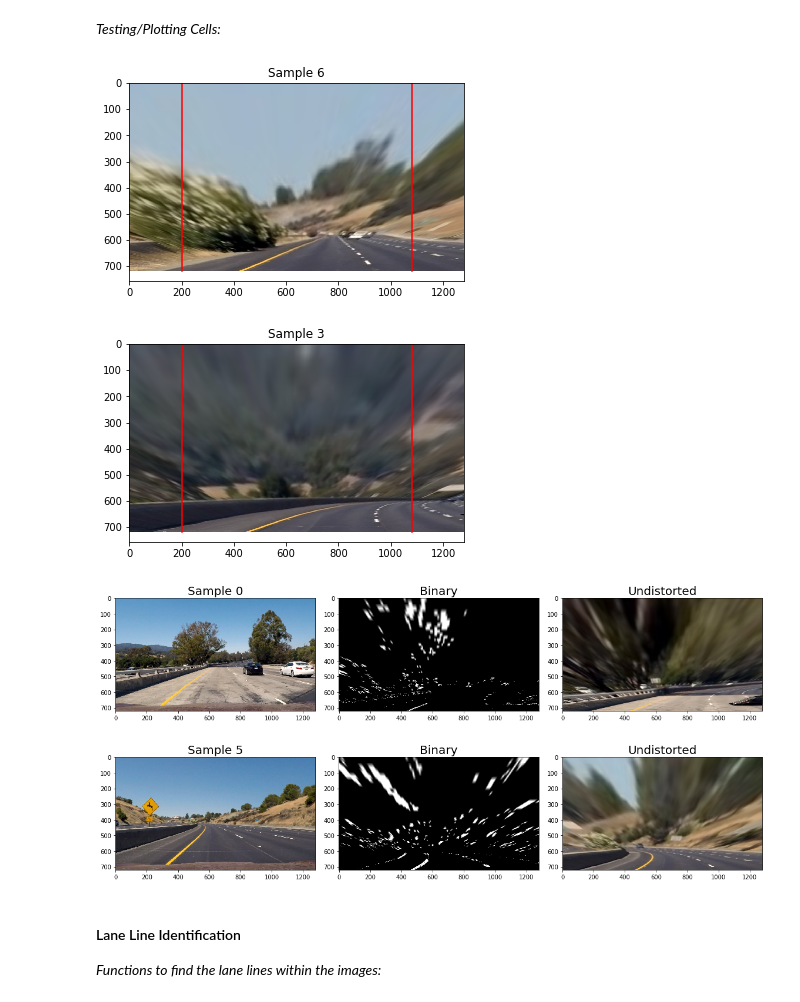
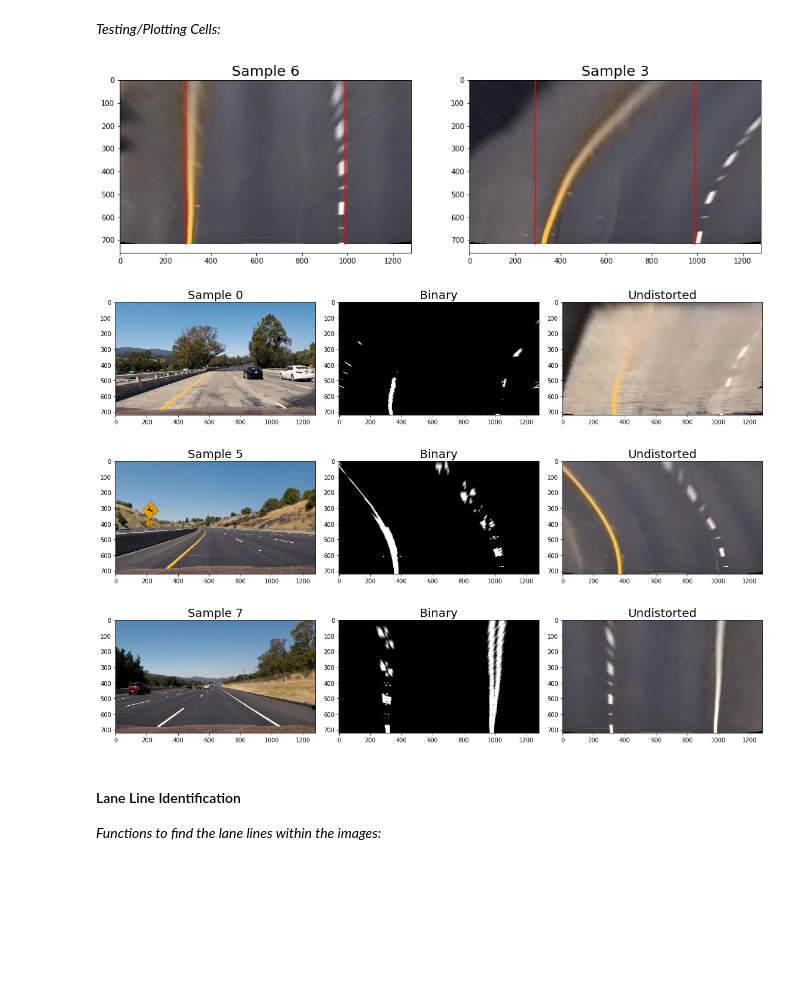
Before and after one commit to Merberg/CarND-Advanced-Lane-Lines, a Jupyter notebook: AdvancedLaneFinding.ipynb, the cells around one changed output. Drawn from its saved outputs; the diff is of its cells as text; code cells hidden in the pictures; blank space fills up the shorter version.

```diff
--- a/AdvancedLaneFinding.ipynb
+++ b/AdvancedLaneFinding.ipynb
@@ -61,13 +61,15 @@ def plotStacked(img1, img2, combined, title1, title2,
     plotMany(1, 2, [stacked,combined], [title1,title2], [cmap1,cmap2])
     return
 
-def plotWithVerticles(img, offset, title, cmap=None):
-    plt.imshow(img, cmap=cmap)
-    xL = offset
-    xR = img.shape[1]-offset
-    plt.plot((xL, xL), (0, img.shape[0]), 'r-')
-    plt.plot((xR, xR), (0, img.shape[0]), 'r-')
-    plt.title(title)
+def plotWithVerticles(ncols, images, offset, titles, cmaps):
+    f, axes = plt.subplots(1, ncols, figsize=(16, 9))
+    for idx, img in enumerate(images):
+        axes[idx].imshow(img, cmap=cmaps[idx])
+        axes[idx].set_title(titles[idx], fontsize=20)
+        xL = offset
+        xR = img.shape[1]-offset
+        axes[idx].plot((xL, xL), (0, img.shape[0]), 'r-')
+        axes[idx].plot((xR, xR), (0, img.shape[0]), 'r-')
     plt.show()
     return
 
@@ -285,13 +286,13 @@ def combineThresholds(img):
     combine1 = np.zeros_like(dirB)
     combine1[((gradx == 1) & (dirB == 1))] = 1
     combine2 = np.zeros_like(dirB)
-    combine2[((satB == 1) & (dirB == 1))] = 1
+    combine2[(satB == 1)] = 1
 
     combined = np.zeros_like(satB)
     combined[(combine1 == 1) | (combine2 == 1)] = 1
     return combine1, combine2, combined
 # %%
-samples = [0, 5]
+samples = [0, 5, 7]
 testCombined = []
 
 for idx, img in enumerate(testUndistorteds):
@@ -309,14 +311,14 @@ for idx, img in enumerate(testUndistorteds):
 #### Perspective Transformation ####
 _Functions to transform the perspective of the image:_
 # %%
-birdsEyeOffset = 200
+birdsEyeOffset = np.absolute(LANE_WIDTH_m/M_PER_PIXEL_x - 1280)/2
 
 def warpToBirdsEye(img):
     # Perform a perspective transform for the region of interest
-    left_top = (556, 366)
-    left_bottom = (258, 560)
-    right_top = (628, 366)
-    right_bottom = (962, 560)
+    left_top = (605, 442)
+    left_bottom = (240, 685)
+    right_top = (674, 442)
+    right_bottom = (1068, 685)
     birdsEyeSrc = np.float32([left_top, right_top,
                               right_bottom, left_bottom])
     img_size = (img.shape[1], img.shape[0])
@@ -331,13 +333,11 @@ def warpToBirdsEye(img):
 _Testing/Plotting Cells:_
 # %%
 iStraight = warpToBirdsEye(testUndistorteds[6])
-plotWithVerticles(iStraight, birdsEyeOffset, 'Sample 6')
-
 iCurve = warpToBirdsEye(testUndistorteds[3])
-plotWithVerticles(iCurve, birdsEyeOffset, 'Sample 3')
+plotWithVerticles(2, [iStraight, iCurve], birdsEyeOffset,
+                  ['Sample 6','Sample 3'], [None, None])
 # %% [output]
-[figure, old version]
+[figure, new version]
-[figure, removed]
 # %%
 testBirdsEye = []
 
@@ -352,8 +352,9 @@ for idx, img in enumerate(testCombined):
                  ["Sample {}".format(idx), "Binary", "Undistorted"],
                  [None, 'gray', None])
 # %% [output]
-[figure, old version]
+[figure, new version]
-[figure, old version]
+[figure, new version]
+[figure, added]
 # %% [markdown]
 #### Lane Line Identification ####
 _Functions to find the lane lines within the images:_
```
Also changed, not shown: parts of 10 cells of this notebook, 1 other file.
